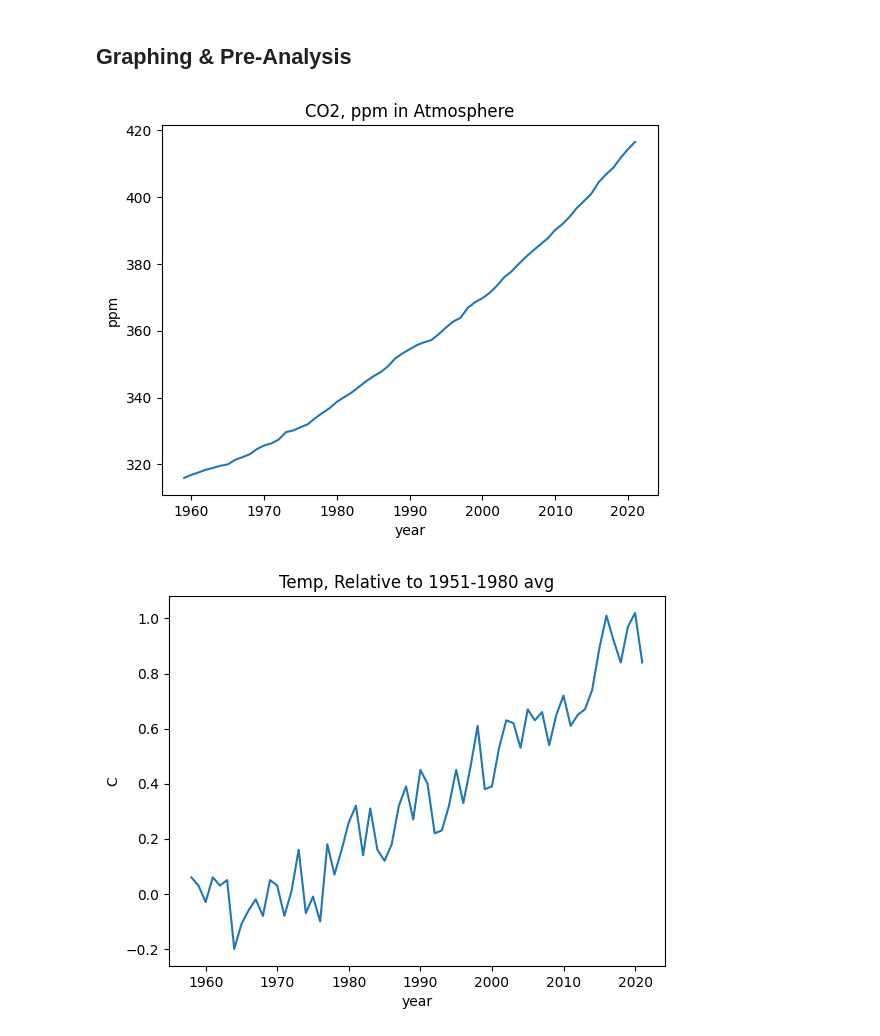
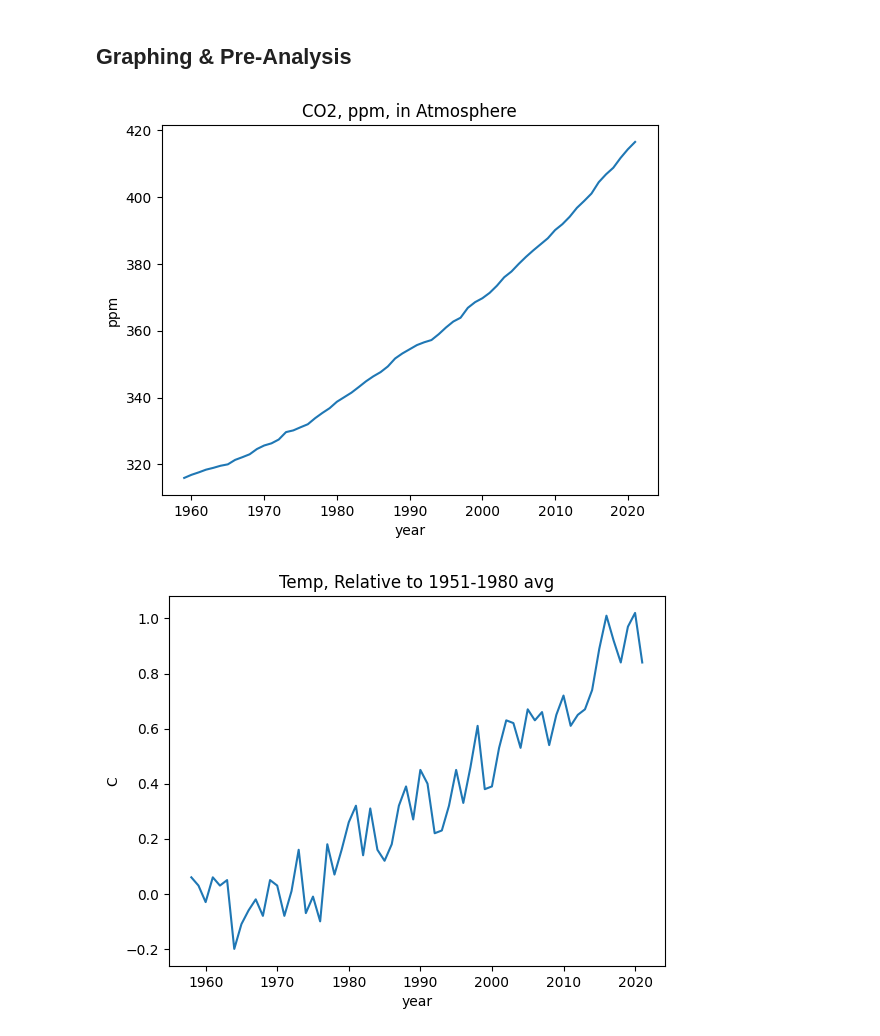
Before and after one commit to akioweh/The-HiMCM, a Jupyter notebook: py/main.ipynb, the cells around one changed output. Drawn from its saved outputs; the diff is of its cells as text; code cells hidden in the pictures.

```diff
--- a/py/main.ipynb
+++ b/py/main.ipynb
@@ -17,9 +33,9 @@ temp_df.columns = ['year', 'y']
 # %% [markdown]
 ## Graphing & Pre-Analysis
 # %%
-g_co2 = co2_df.plot(x='year', y='y', ylabel='ppm', title='CO2, ppm in Atmosphere', legend=None)
+g_co2 = co2_df.plot(x='year', y='y', ylabel='ppm', title='CO2, ppm, in Atmosphere', legend=None)
 # %% [output]
-[figure, old version]
+[figure, new version]
 # %%
 g_temp = temp_df.plot(x='year', y='y', ylabel='C', title='Temp, Relative to 1951-1980 avg', legend=None)
 # %% [output]
```
Also changed, not shown: parts of 21 cells of this notebook.
